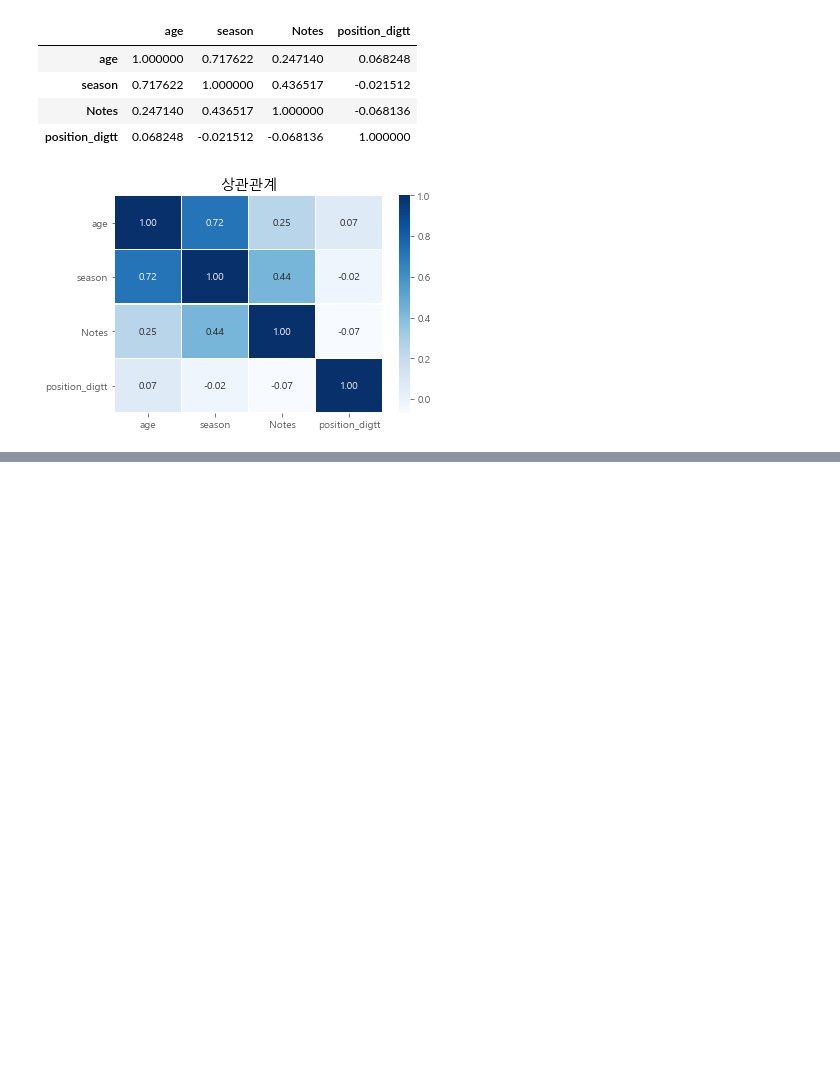
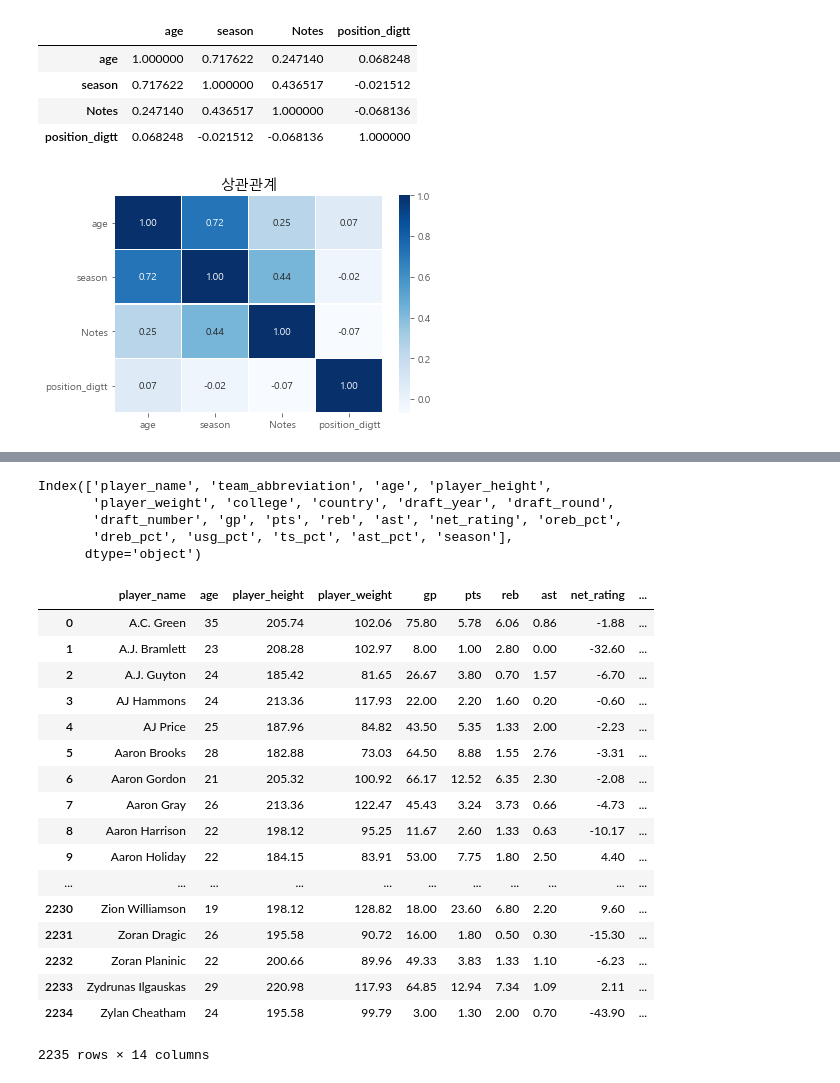
Before and after one commit to sc303030/NBA, a Jupyter notebook: nba_retirement_predict/two.ipynb, the cells around one changed output, grey strips where cells are left out. Saved outputs shown, nothing was run; the diff lists cells and outputs as text; code cells hidden in the pictures; blank space fills up the shorter version.

```diff
--- a/nba_retirement_predict/two.ipynb
+++ b/nba_retirement_predict/two.ipynb
@@ -137,0 +159,8 @@ corr(injury_df,'상관관계')
+# %%
+nba_all.columns
+# %% [output]
+Index(['player_name', 'team_abbreviation', 'age', 'player_height',
+       'player_weight', 'college', 'country', 'draft_year', 'draft_round',
+       'draft_number', 'gp', 'pts', 'reb', 'ast', 'net_rating', 'oreb_pct',
+       'dreb_pct', 'usg_pct', 'ts_pct', 'ast_pct', 'season'],
+      dtype='object')
@@ -137,0 +179,22 @@ corr(injury_df,'상관관계')
+# %%
+nba_all_group['age'] = nba_all_group['age'].astype('int64')
+nba_all_group
+# %% [output]
+|  | player_name | age | player_height | player_weight | gp | pts | reb | ast | net_rating | ... |
+| 0 | A.C. Green | 35 | 205.74 | 102.06 | 75.80 | 5.78 | 6.06 | 0.86 | -1.88 | ... |
+| 1 | A.J. Bramlett | 23 | 208.28 | 102.97 | 8.00 | 1.00 | 2.80 | 0.00 | -32.60 | ... |
+| 2 | A.J. Guyton | 24 | 185.42 | 81.65 | 26.67 | 3.80 | 0.70 | 1.57 | -6.70 | ... |
+| 3 | AJ Hammons | 24 | 213.36 | 117.93 | 22.00 | 2.20 | 1.60 | 0.20 | -0.60 | ... |
+| 4 | AJ Price | 25 | 187.96 | 84.82 | 43.50 | 5.35 | 1.33 | 2.00 | -2.23 | ... |
+| 5 | Aaron Brooks | 28 | 182.88 | 73.03 | 64.50 | 8.88 | 1.55 | 2.76 | -3.31 | ... |
+| 6 | Aaron Gordon | 21 | 205.32 | 100.92 | 66.17 | 12.52 | 6.35 | 2.30 | -2.08 | ... |
+| 7 | Aaron Gray | 26 | 213.36 | 122.47 | 45.43 | 3.24 | 3.73 | 0.66 | -4.73 | ... |
+| 8 | Aaron Harrison | 22 | 198.12 | 95.25 | 11.67 | 2.60 | 1.33 | 0.63 | -10.17 | ... |
+| 9 | Aaron Holiday | 22 | 184.15 | 83.91 | 53.00 | 7.75 | 1.80 | 2.50 | 4.40 | ... |
+| ... | ... | ... | ... | ... | ... | ... | ... | ... | ... | ... |
+| 2230 | Zion Williamson | 19 | 198.12 | 128.82 | 18.00 | 23.60 | 6.80 | 2.20 | 9.60 | ... |
+| 2231 | Zoran Dragic | 26 | 195.58 | 90.72 | 16.00 | 1.80 | 0.50 | 0.30 | -15.30 | ... |
+| 2232 | Zoran Planinic | 22 | 200.66 | 89.96 | 49.33 | 3.83 | 1.33 | 1.10 | -6.23 | ... |
+| 2233 | Zydrunas Ilgauskas | 29 | 220.98 | 117.93 | 64.85 | 12.94 | 7.34 | 1.09 | 2.11 | ... |
+| 2234 | Zylan Cheatham | 24 | 195.58 | 99.79 | 3.00 | 1.30 | 2.00 | 0.70 | -43.90 | ... |
+2235 rows × 14 columns
```
Also changed, not shown: parts of 7 cells of this notebook, 1 other file.
